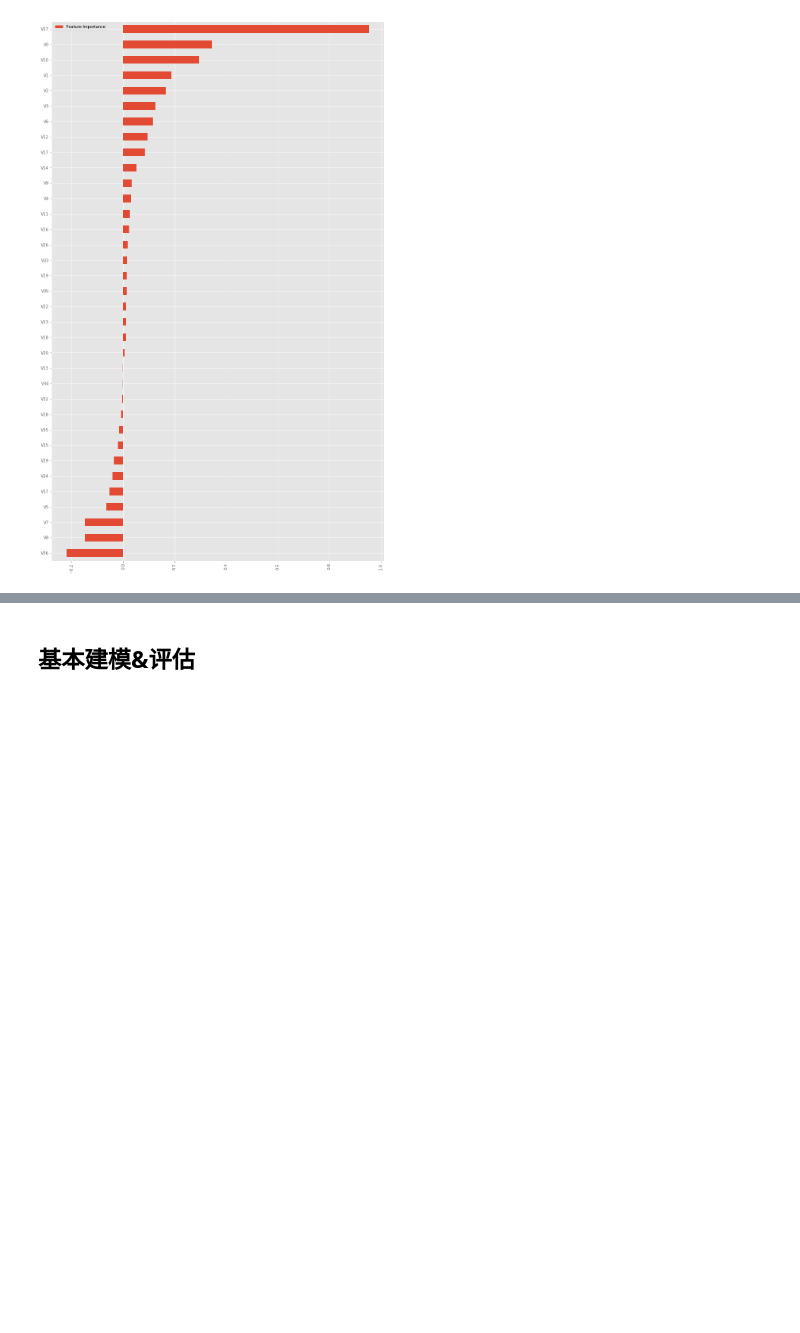
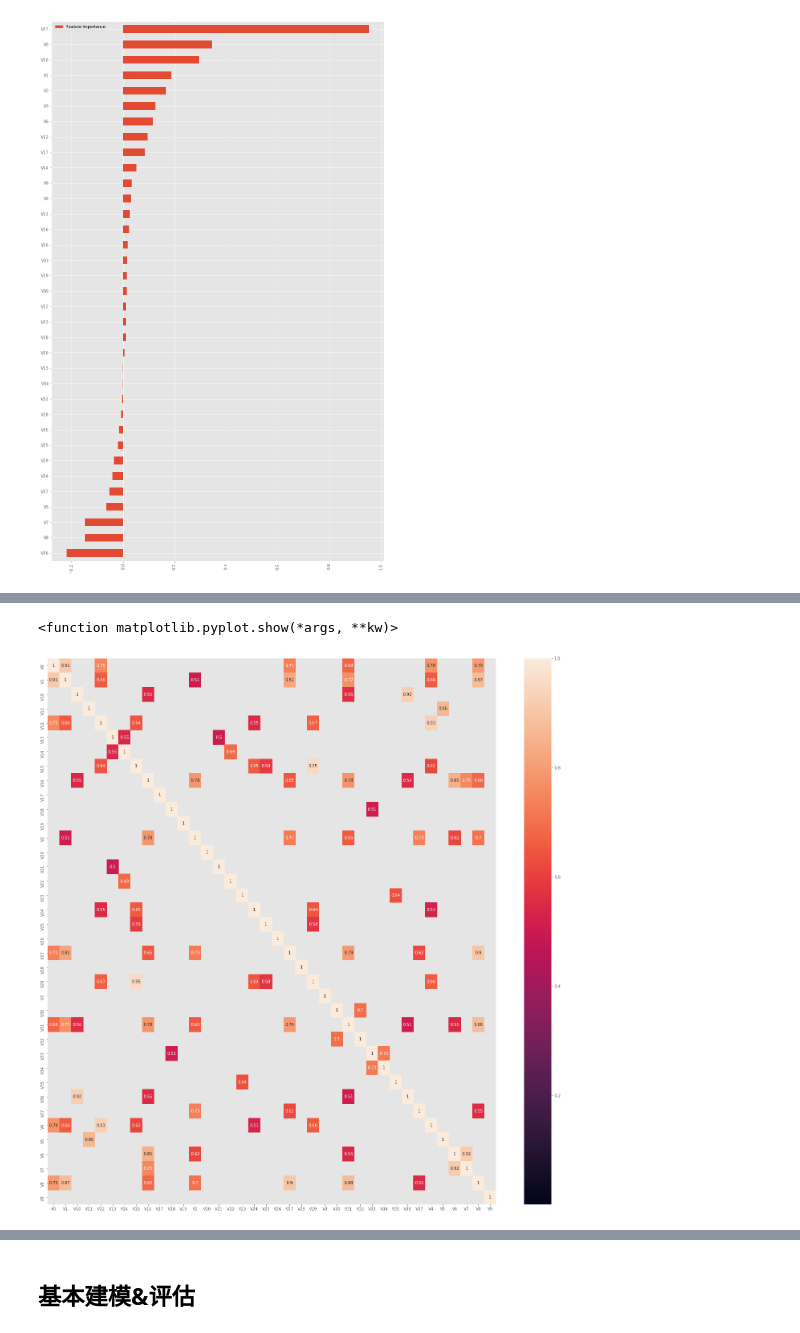
Before and after one commit to wait1ess/competition, a Jupyter notebook: zhenqiyuce.ipynb, the cells around one changed output, grey strips where cells are left out. Saved outputs shown, nothing was run; the diff lists cells and outputs as text; code cells hidden in the pictures; blank space fills up the shorter version.

```diff
--- a/zhenqiyuce.ipynb
+++ b/zhenqiyuce.ipynb
@@ -164,0 +107,8 @@ X_pca.shape, test_X_pca.shape
+# %%
+X_corr=X.corr().abs()
+plt.subplots(figsize=(25,25))
+sns.heatmap(X_corr,annot=True,mask=X_corr<0.5)
+plt.show
+# %% [output]
+<function matplotlib.pyplot.show(*args, **kw)>
+[figure, added]
```
Also changed, not shown: parts of 40 cells of this notebook.
